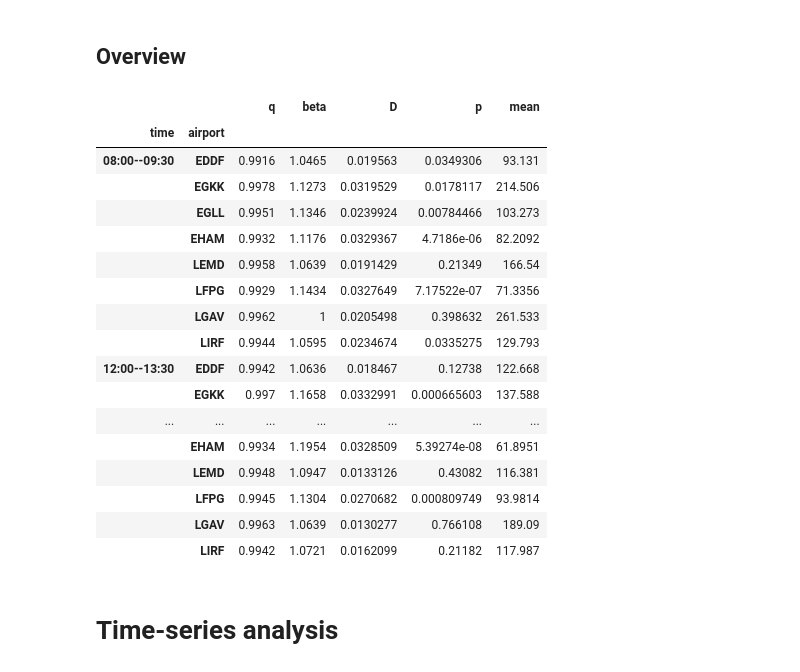
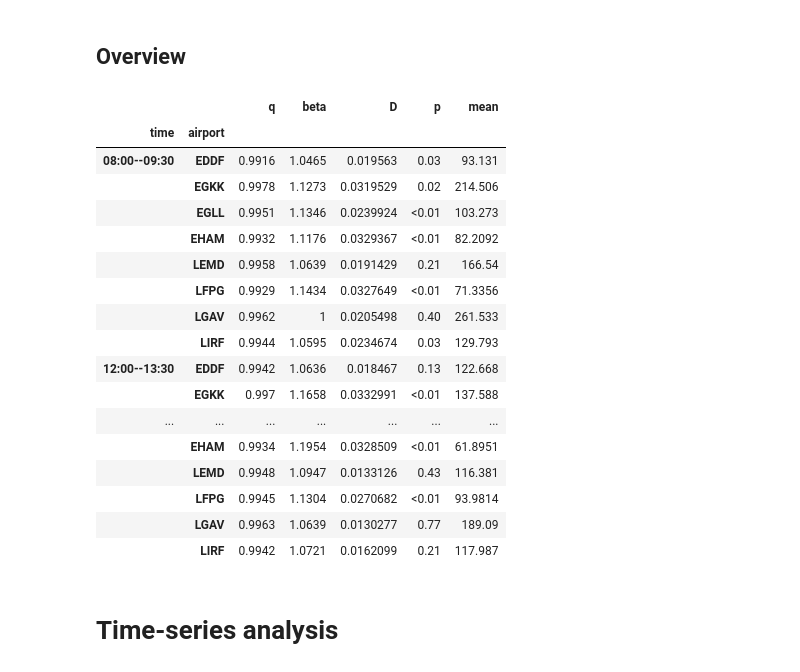
Before and after one commit to clancia/air-traffic-data-driven-modelling, a Jupyter notebook: air_traffic_analysis.ipynb, the cells around one changed output. Drawn from its saved outputs; the diff is of its cells as text; code cells hidden in the pictures.

```diff
--- a/air_traffic_analysis.ipynb
+++ b/air_traffic_analysis.ipynb
@@ -131,6 +140,8 @@ for code in CODES:
     name = AIRPORTS[code]
     tmp = (dd[code]['M3_FL240'] >= BEGDT) & (dd[code]['M3_FL240'] <= ENDDT)
     fc.loc[name, 'sample size'] = sum(tmp)
+with open(os.path.join(TABFLDR, 'count_table.tex'), 'w') as ofile:
+    ofile.write(fc.to_latex(column_format='lcr', escape=False))
 fc
 # %% [output]
 |  | ICAO code | sample size |
@@ -357,27 +375,51 @@ plt.show()
 [figure]
 # %% [markdown]
 ## Overview
-# %%
-fitted_values
-# %% [output]
-|  |  | q | beta | D | p | mean |
-| time | airport |  |  |  |  |  |
-| 08:00--09:30 | EDDF | 0.9916 | 1.0465 | 0.019563 | 0.0349306 | 93.131 |
-|  | EGKK | 0.9978 | 1.1273 | 0.0319529 | 0.0178117 | 214.506 |
-|  | EGLL | 0.9951 | 1.1346 | 0.0239924 | 0.00784466 | 103.273 |
-|  | EHAM | 0.9932 | 1.1176 | 0.0329367 | 4.7186e-06 | 82.2092 |
-|  | LEMD | 0.9958 | 1.0639 | 0.0191429 | 0.21349 | 166.54 |
-|  | LFPG | 0.9929 | 1.1434 | 0.0327649 | 7.17522e-07 | 71.3356 |
-|  | LGAV | 0.9962 | 1 | 0.0205498 | 0.398632 | 261.533 |
-|  | LIRF | 0.9944 | 1.0595 | 0.0234674 | 0.0335275 | 129.793 |
-| 12:00--13:30 | EDDF | 0.9942 | 1.0636 | 0.018467 | 0.12738 | 122.668 |
-|  | EGKK | 0.997 | 1.1658 | 0.0332991 | 0.000665603 | 137.588 |
-| ... | ... | ... | ... | ... | ... | ... |
-|  | EHAM | 0.9934 | 1.1954 | 0.0328509 | 5.39274e-08 | 61.8951 |
-|  | LEMD | 0.9948 | 1.0947 | 0.0133126 | 0.43082 | 116.381 |
-|  | LFPG | 0.9945 | 1.1304 | 0.0270682 | 0.000809749 | 93.9814 |
-|  | LGAV | 0.9963 | 1.0639 | 0.0130277 | 0.766108 | 189.09 |
-|  | LIRF | 0.9942 | 1.0721 | 0.0162099 | 0.21182 | 117.987 |
+# %%
+def ifelse_formatter(x):
+    return formatter_float_n_digits(x, 2) if x >= 0.01 else '<0.01'
+
+
+def formatter_float_n_digits(x, n):
+    return '{x:.{n}f}'.format(x=x, n=n)
+
+
+def ff3(x):
+    return formatter_float_n_digits(x, 3)
+# %%
+with open(os.path.join(TABFLDR, 'fit_table.tex'), 'w') as ofile:
+    # format table with fitted values and export in LaTeX
+    fitted_values['p'] = fitted_values['p'].apply(ifelse_formatter)
+    newcols = ['$q$', '$\\beta$', '$D$-stat.', '$p$-value', 'mean']
+    rename_dict = dict(zip(fttd_cols, newcols))
+    foo = fitted_values.rename(columns=rename_dict)
+    foo = foo.reset_index()
+    foo['airport'] = foo['airport'].apply(lambda s: '\\airp{' + s.lower() + '}')
+    foo = foo.set_index(['time', 'airport'])
+    ofile.write(foo.to_latex(column_format='llrrrrr',
+                            escape=False,
+                            columns=newcols,
+                            float_format=ff3))
+fitted_values
+# %% [output]
+|  |  | q | beta | D | p | mean |
+| time | airport |  |  |  |  |  |
+| 08:00--09:30 | EDDF | 0.9916 | 1.0465 | 0.019563 | 0.03 | 93.131 |
+|  | EGKK | 0.9978 | 1.1273 | 0.0319529 | 0.02 | 214.506 |
+|  | EGLL | 0.9951 | 1.1346 | 0.0239924 | <0.01 | 103.273 |
+|  | EHAM | 0.9932 | 1.1176 | 0.0329367 | <0.01 | 82.2092 |
+|  | LEMD | 0.9958 | 1.0639 | 0.0191429 | 0.21 | 166.54 |
+|  | LFPG | 0.9929 | 1.1434 | 0.0327649 | <0.01 | 71.3356 |
+|  | LGAV | 0.9962 | 1 | 0.0205498 | 0.40 | 261.533 |
+|  | LIRF | 0.9944 | 1.0595 | 0.0234674 | 0.03 | 129.793 |
+| 12:00--13:30 | EDDF | 0.9942 | 1.0636 | 0.018467 | 0.13 | 122.668 |
+|  | EGKK | 0.997 | 1.1658 | 0.0332991 | <0.01 | 137.588 |
+| ... | ... | ... | ... | ... | ... | ... |
+|  | EHAM | 0.9934 | 1.1954 | 0.0328509 | <0.01 | 61.8951 |
+|  | LEMD | 0.9948 | 1.0947 | 0.0133126 | 0.43 | 116.381 |
+|  | LFPG | 0.9945 | 1.1304 | 0.0270682 | <0.01 | 93.9814 |
+|  | LGAV | 0.9963 | 1.0639 | 0.0130277 | 0.77 | 189.09 |
+|  | LIRF | 0.9942 | 1.0721 | 0.0162099 | 0.21 | 117.987 |
 # %% [markdown]
 # Time-series analysis
 # %% [markdown]
```
Also changed, not shown: parts of 42 cells of this notebook, 50 other files.
